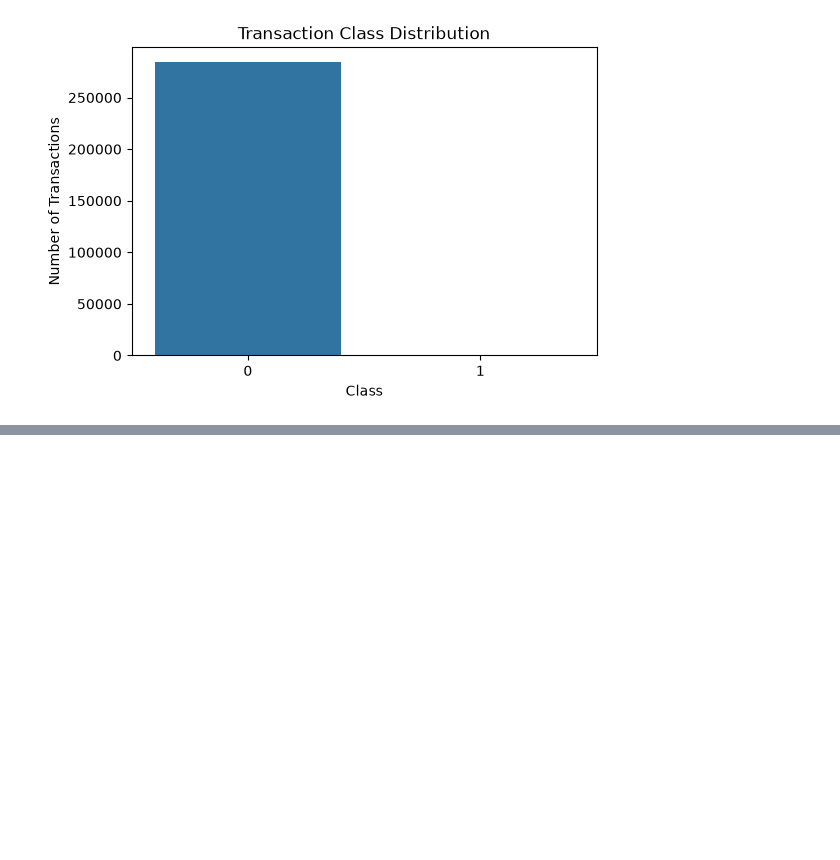
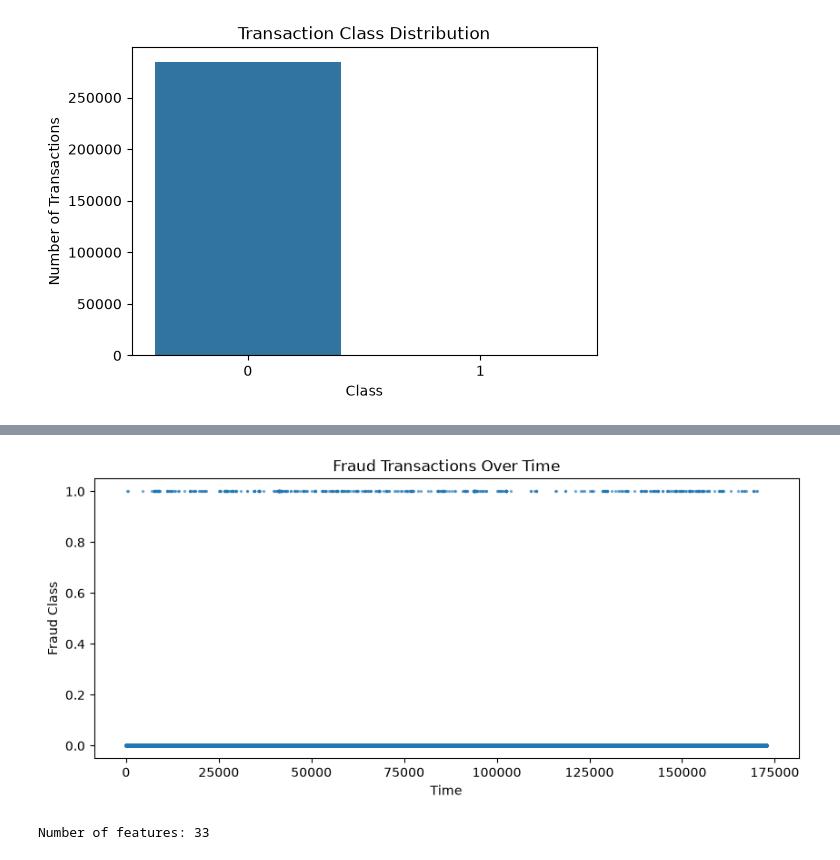
Before and after one commit to pabin/cc-fraud-detection, a Jupyter notebook: detector.ipynb, the cells around one changed output, grey strips where cells are left out. Cells and saved outputs as stored; diff of their text form; code cells hidden in the pictures; blank space fills up the shorter version.

```diff
--- a/detector.ipynb
+++ b/detector.ipynb
@@ -201,0 +227,19 @@ plt.show()
+# %%
+# time based analysis
+
+plt.figure(figsize=(10, 4))
+
+plt.scatter(
+    df["Time"],
+    df["Class"],
+    s=2,
+    alpha=0.5
+)
+
+plt.xlabel("Time")
+plt.ylabel("Fraud Class")
+plt.title("Fraud Transactions Over Time")
+
+plt.show()
+# %% [output]
+[figure, added]
@@ -201,0 +267,20 @@ plt.show()
+# %%
+FEATURES = (
+    ["Time"]
+    + [f"V{i}" for i in range(1, 29)]
+    + [
+        "Amount",
+        "TimeHour",
+        "TimeOfDay",
+        "TimeSincePrevious"
+    ]
+)
+
+TARGET = "Class"
+
+X = df[FEATURES].values
+y = df[TARGET].values
+
+print("Number of features:", len(FEATURES))
+# %% [output]
+Number of features: 33
```
Also changed, not shown: parts of 6 cells of this notebook.
